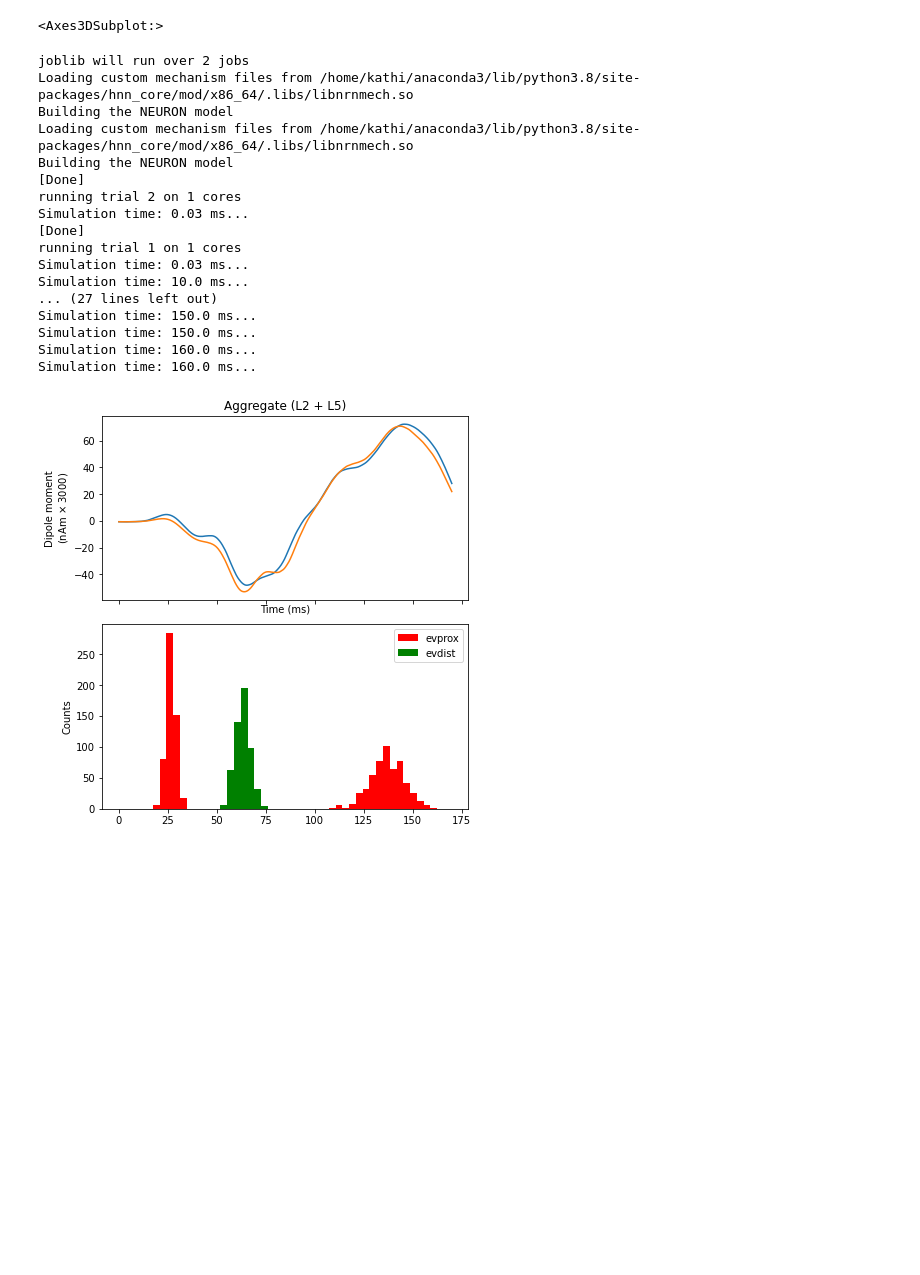
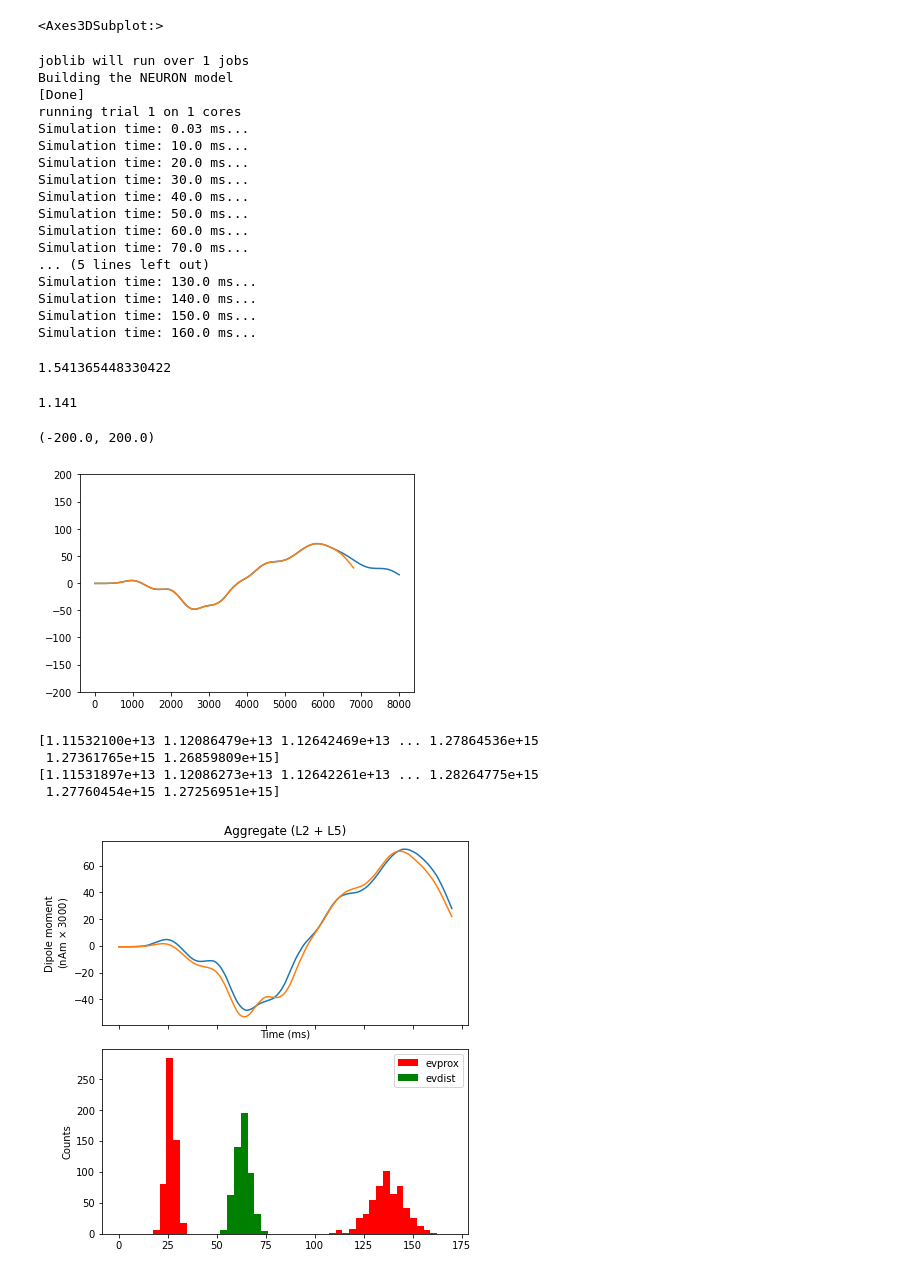
Before and after one commit to andererka/SBI_for_EEG, a Jupyter notebook: notebooks/ERP_tutorial.ipynb, the cells around one changed output. Saved outputs shown, nothing was run; the diff lists cells and outputs as text; code cells hidden in the pictures; blank space fills up the shorter version.

Commit message:
final figures

```diff
--- a/notebooks/ERP_tutorial.ipynb
+++ b/notebooks/ERP_tutorial.ipynb
@@ -24,7 +24,7 @@ weights_nmda_d1 = {'L2_basket': 0.019482, 'L2_pyramidal': 0.004317,
 synaptic_delays_d1 = {'L2_basket': 0.1, 'L2_pyramidal': 0.1,
                       'L5_pyramidal': 0.1}
 net.add_evoked_drive(
-    'evdist1', mu=63.53, sigma=3.85, numspikes=1, weights_ampa=weights_ampa_d1,
+    'evdist1', mu=63.5202, sigma=3.85, numspikes=1, weights_ampa=weights_ampa_d1,
     weights_nmda=weights_nmda_d1, location='distal',
     synaptic_delays=synaptic_delays_d1, event_seed=4)
 # %%
@@ -49,30 +49,59 @@ net.add_evoked_drive(
 # %%
 from hnn_core import JoblibBackend
 
-with JoblibBackend(n_jobs=2):
-    dpls = simulate_dipole(net, tstop=170., n_trials=2)
+#dpls = simulate_dipole(net, tstop=200., n_trials=1)
+dpls2 = simulate_dipole(net, tstop=170., n_trials=1)
 # %% [output]
-joblib will run over 2 jobs
-Loading custom mechanism files from /home/kathi/anaconda3/lib/python3.8/site-packages/hnn_core/mod/x86_64/.libs/libnrnmech.so
+joblib will run over 1 jobs
 Building the NEURON model
-Loading custom mechanism files from /home/kathi/anaconda3/lib/python3.8/site-packages/hnn_core/mod/x86_64/.libs/libnrnmech.so
-Building the NEURON model
-[Done]
-running trial 2 on 1 cores
-Simulation time: 0.03 ms...
 [Done]
 running trial 1 on 1 cores
 Simulation time: 0.03 ms...
 Simulation time: 10.0 ms...
-... (27 lines left out)
-Simulation time: 150.0 ms...
+Simulation time: 20.0 ms...
+Simulation time: 30.0 ms...
+Simulation time: 40.0 ms...
+Simulation time: 50.0 ms...
+Simulation time: 60.0 ms...
+Simulation time: 70.0 ms...
+... (5 lines left out)
+Simulation time: 130.0 ms...
+Simulation time: 140.0 ms...
 Simulation time: 150.0 ms...
 Simulation time: 160.0 ms...
-Simulation time: 160.0 ms...
+# %%
+import numpy as np
+
+np.random.seed(25)
+np.random.normal(0.4,5)
+# %% [output]
+1.541365448330422
+# %%
+1.541-0.4
+# %% [output]
+1.141
 # %%
 window_len, scaling_factor = 30, 3000
-for dpl in dpls:
-    dpl.smooth(window_len).scale(scaling_factor)
+#for dpl in dpls:
+#    obs = dpl.smooth(window_len).scale(scaling_factor).data["agg"]
+for dpl2 in dpls2:
+    obs2 = dpl2.smooth(window_len).scale(scaling_factor).data["agg"]
+# %%
+plt.plot(obs)
+plt.plot(obs2)
+
+plt.ylim(-200, 200)
+# %% [output]
+(-200.0, 200.0)
+[figure, added]
+# %%
+print(obs2)
+print(obs)
+# %% [output]
+[1.11532100e+13 1.12086479e+13 1.12642469e+13 ... 1.27864536e+15
+ 1.27361765e+15 1.26859809e+15]
+[1.11531897e+13 1.12086273e+13 1.12642261e+13 ... 1.28264775e+15
+ 1.27760454e+15 1.27256951e+15]
 # %%
 import matplotlib.pyplot as plt
 fig, axes = plt.subplots(2, 1, sharex=True, figsize=(6, 6),
```
Also changed, not shown: 9 other files.
